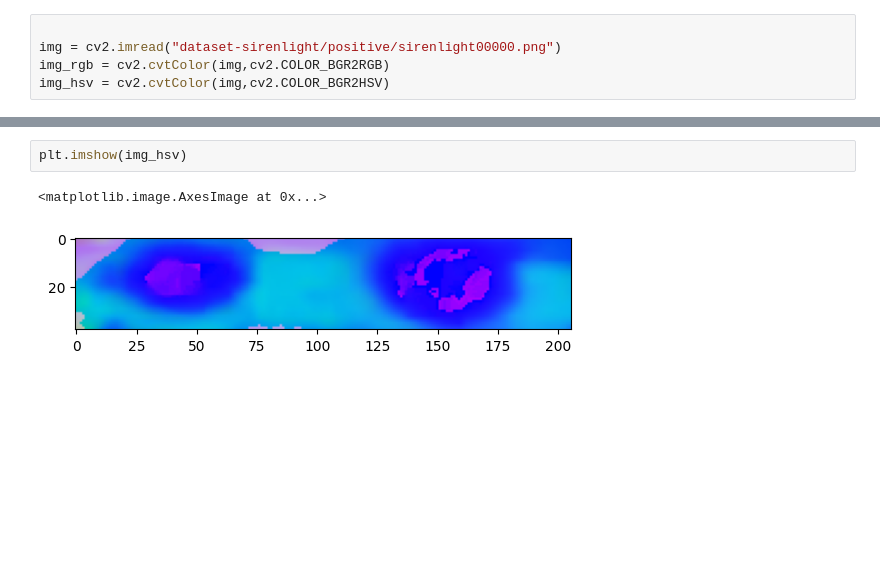
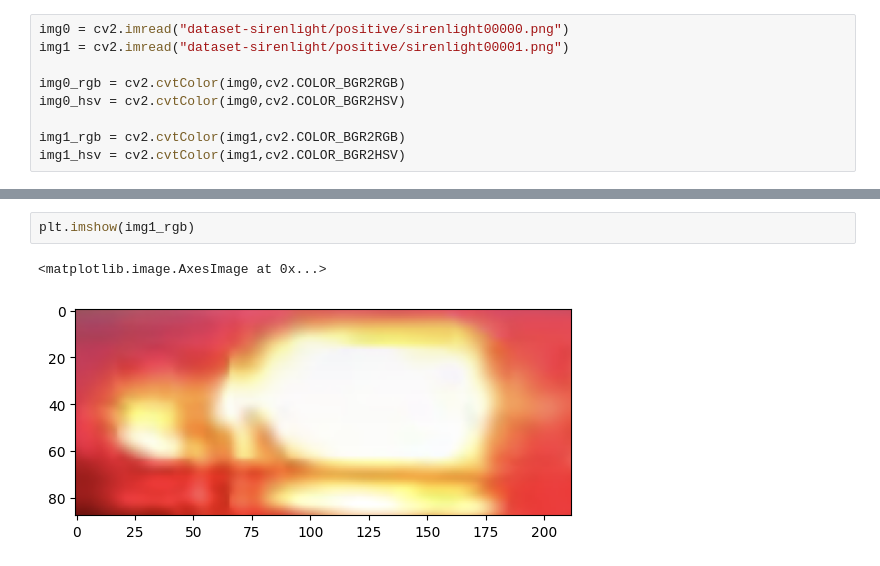
Before and after one commit to dynle/japanese-emergency-vehicles-detection, a Jupyter notebook: src/hsv.ipynb, the cells around one changed output, grey strips where cells are left out. Drawn from its saved outputs; the diff is of its cells as text; blank space fills up the shorter version.

```diff
--- a/src/hsv.ipynb
+++ b/src/hsv.ipynb
@@ -4,6 +5,10 @@ import matplotlib.pyplot as plt
 # %%
+img0 = cv2.imread("dataset-sirenlight/positive/sirenlight00000.png")
+img1 = cv2.imread("dataset-sirenlight/positive/sirenlight00001.png")
 
-img = cv2.imread("dataset-sirenlight/positive/sirenlight00000.png")
-img_rgb = cv2.cvtColor(img,cv2.COLOR_BGR2RGB)
-img_hsv = cv2.cvtColor(img,cv2.COLOR_BGR2HSV)
+img0_rgb = cv2.cvtColor(img0,cv2.COLOR_BGR2RGB)
+img0_hsv = cv2.cvtColor(img0,cv2.COLOR_BGR2HSV)
+
+img1_rgb = cv2.cvtColor(img1,cv2.COLOR_BGR2RGB)
+img1_hsv = cv2.cvtColor(img1,cv2.COLOR_BGR2HSV)
 # %%
@@ -12,7 +17,7 @@ plt.imshow(img_rgb)
 <matplotlib.image.AxesImage at 0x...>
 [figure]
 # %%
-plt.imshow(img_hsv)
+plt.imshow(img1_rgb)
 # %% [output]
 <matplotlib.image.AxesImage at 0x...>
-[figure, old version]
+[figure, new version]
```
Also changed, not shown: parts of 8 cells of this notebook.
